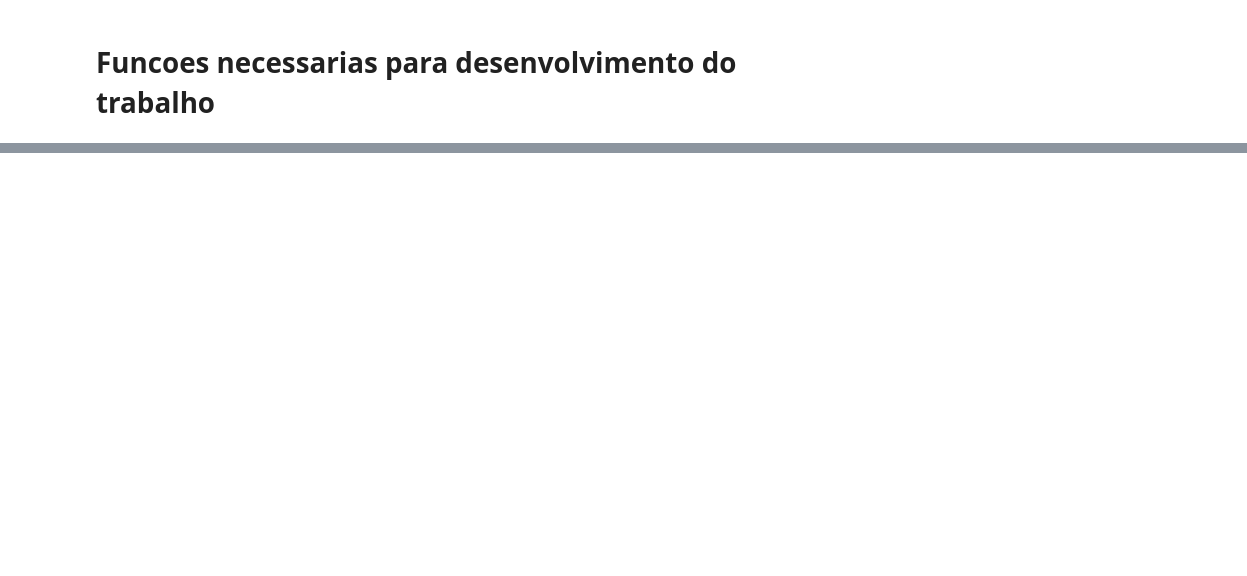
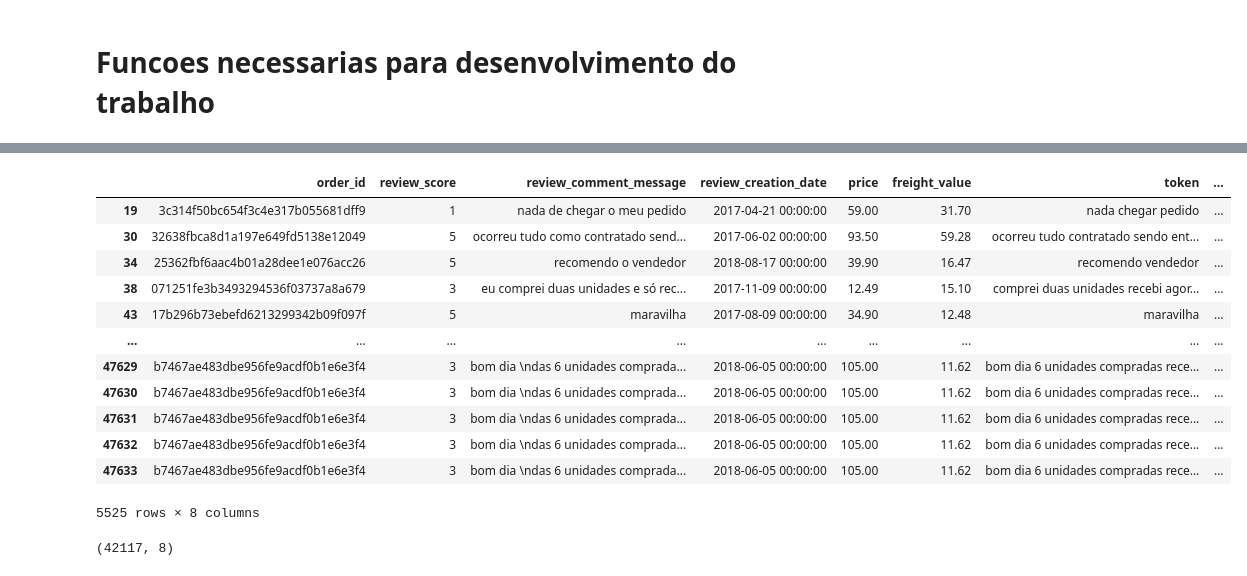
Before and after one commit to jesyavl/ADA5, a Jupyter notebook: NLP.ipynb, the cells around one changed output, grey strips where cells are left out. Saved outputs shown, nothing was run; the diff lists cells and outputs as text; code cells hidden in the pictures; blank space fills up the shorter version.

```diff
--- a/NLP.ipynb
+++ b/NLP.ipynb
@@ -193,0 +315,16 @@ Name: review_comment_message, Length: 47642, dtype: object
+# %%
+df[df.duplicated(keep="first")]
+# %% [output]
+|  | order_id | review_score | review_comment_message | review_creation_date | price | freight_value | token | ... |
+| 19 | 3c314f50bc654f3c4e317b055681dff9 | 1 | nada de chegar o meu pedido | 2017-04-21 00:00:00 | 59.00 | 31.70 | nada chegar pedido | ... |
+| 30 | 32638fbca8d1a197e649fd5138e12049 | 5 | ocorreu tudo como contratado send... | 2017-06-02 00:00:00 | 93.50 | 59.28 | ocorreu tudo contratado sendo ent... | ... |
+| 34 | 25362fbf6aac4b01a28dee1e076acc26 | 5 | recomendo o vendedor | 2018-08-17 00:00:00 | 39.90 | 16.47 | recomendo vendedor | ... |
+| 38 | 071251fe3b3493294536f03737a8a679 | 3 | eu comprei duas unidades e só rec... | 2017-11-09 00:00:00 | 12.49 | 15.10 | comprei duas unidades recebi agor... | ... |
+| 43 | 17b296b73ebefd6213299342b09f097f | 5 | maravilha | 2017-08-09 00:00:00 | 34.90 | 12.48 | maravilha | ... |
+| ... | ... | ... | ... | ... | ... | ... | ... | ... |
+| 47629 | b7467ae483dbe956fe9acdf0b1e6e3f4 | 3 | bom dia \ndas 6 unidades comprada... | 2018-06-05 00:00:00 | 105.00 | 11.62 | bom dia 6 unidades compradas rece... | ... |
+| 47630 | b7467ae483dbe956fe9acdf0b1e6e3f4 | 3 | bom dia \ndas 6 unidades comprada... | 2018-06-05 00:00:00 | 105.00 | 11.62 | bom dia 6 unidades compradas rece... | ... |
+| 47631 | b7467ae483dbe956fe9acdf0b1e6e3f4 | 3 | bom dia \ndas 6 unidades comprada... | 2018-06-05 00:00:00 | 105.00 | 11.62 | bom dia 6 unidades compradas rece... | ... |
+| 47632 | b7467ae483dbe956fe9acdf0b1e6e3f4 | 3 | bom dia \ndas 6 unidades comprada... | 2018-06-05 00:00:00 | 105.00 | 11.62 | bom dia 6 unidades compradas rece... | ... |
+| 47633 | b7467ae483dbe956fe9acdf0b1e6e3f4 | 3 | bom dia \ndas 6 unidades comprada... | 2018-06-05 00:00:00 | 105.00 | 11.62 | bom dia 6 unidades compradas rece... | ... |
+5525 rows × 8 columns
@@ -193,0 +333,4 @@ Name: review_comment_message, Length: 47642, dtype: object
+# %%
+df.shape
+# %% [output]
+(42117, 8)
```
Also changed, not shown: parts of 29 cells of this notebook.
